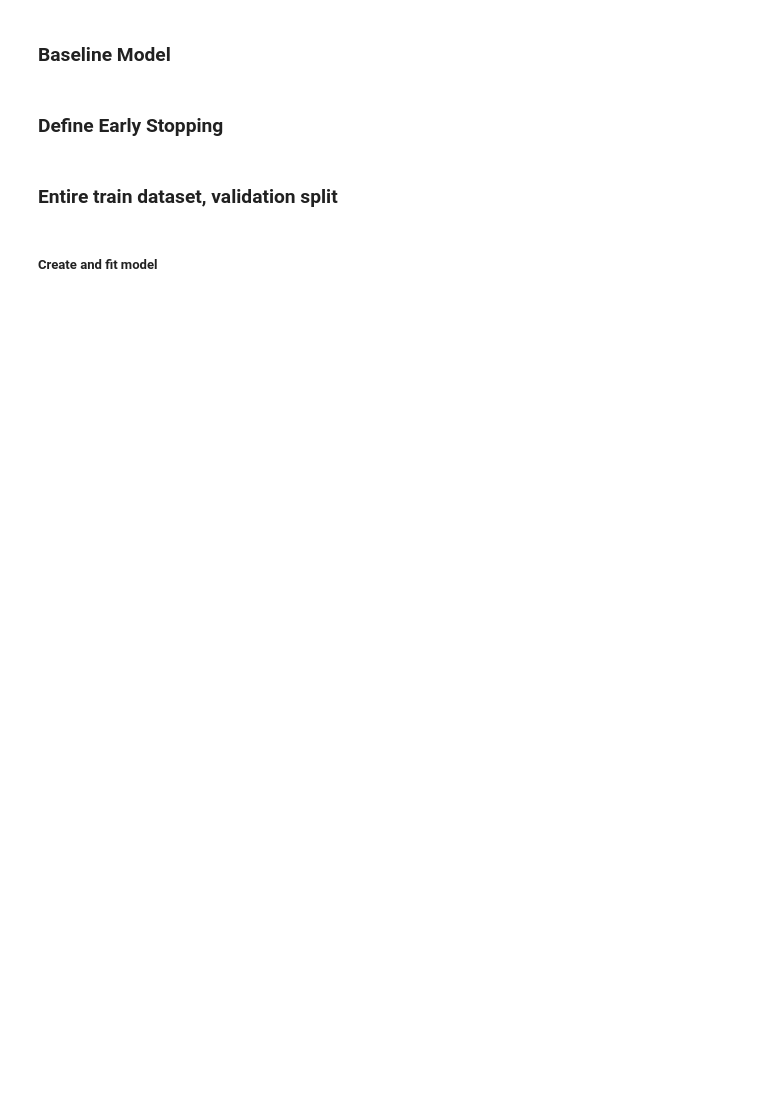
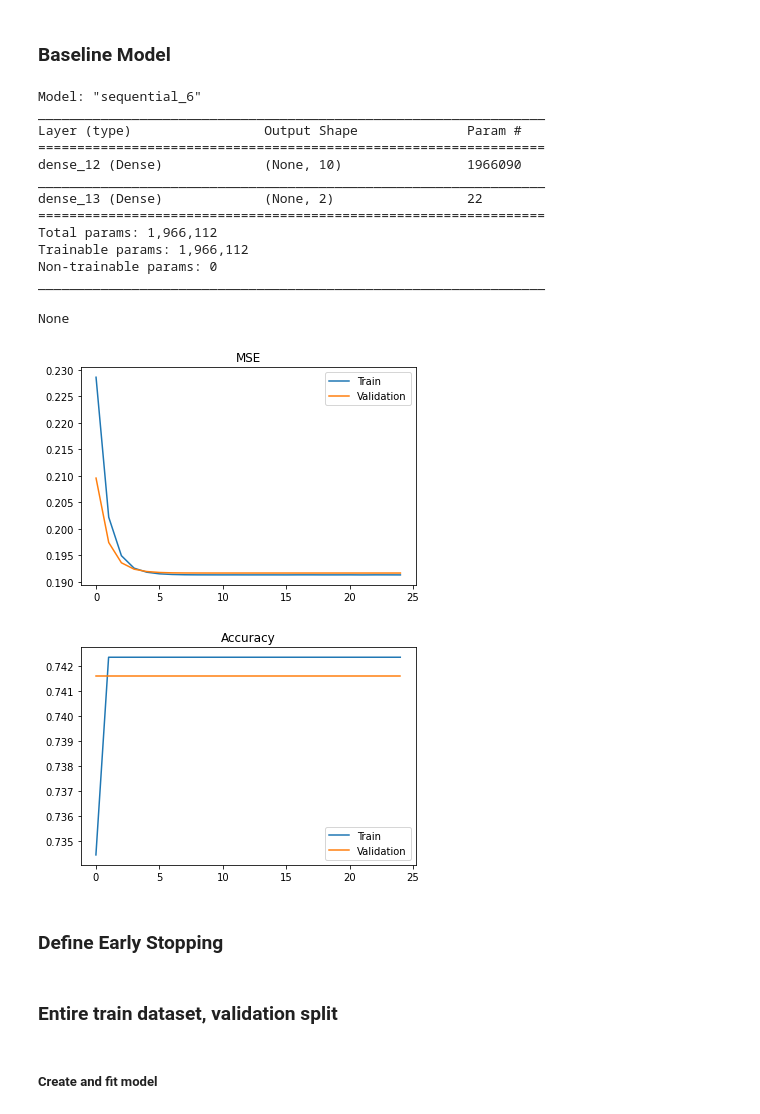
Before and after one commit to sethnlewis/X-Ray-Image-Classification, a Jupyter notebook: notebooks/EDA.ipynb, the cells around one changed output. Drawn from its saved outputs; the diff is of its cells as text; code cells hidden in the pictures; blank space fills up the shorter version.

Commit message:
Added graphing function

```diff
--- a/notebooks/EDA.ipynb
+++ b/notebooks/EDA.ipynb
@@ -38,6 +40,19 @@ def make_flat(x):
     x_flat = x.reshape(dim_0, dim_1)
     shape = (x_flat.shape[1],)
     return x_flat, shape
+# %%
+def plot_results(history, metrics=['accuracy'], val=True):
+
+    for metric in metrics:
+        x = range(len(history[metric]))
+
+        plt.figure()
+        plt.plot(x, history[metric], label='Train')
+
+        if val == True:
+            plt.plot(x, history['val_'+metric], label='Validation')
+        plt.title(metric)
+        plt.legend();
 # %% [markdown]
 ## Mini Dataset
 
@@ -160,20 +178,51 @@ Label shape: (5232, 2)
 # %% [markdown]
 ### Baseline Model
 # %%
+EPOCHS = 25
 x, shape = make_flat(images)
 
 model = Sequential()
-model.add(Dense(10, input_shape = shape))
+model.add(Dense(10, activation='relu', input_shape = shape))
 model.add(Dense(2, activation='softmax'))
 model.compile(optimizer='SGD', metrics=['accuracy', 'mse'], loss='categorical_crossentropy')
 
 
 history = model.fit(x=x, y=labels,
-                    epochs=100,
+                    epochs=EPOCHS,
+                    verbose=0,
                     validation_split=0.25)
 
-history.summary()
-history['val_acc']
+display(model.summary())
+
+
+plot_results(history.history, ['accuracy', 'mse'])
+
+# plt.plot(range(EPOCHS), history.history['mse'], label='Train')
+# plt.plot(range(EPOCHS), history.history['val_mse'], label='Validation')
+# plt.title('MSE')
+# plt.legend();
+
+# plt.figure()
+# plt.plot(range(EPOCHS), history.history['accuracy'], label='Train')
+# plt.plot(range(EPOCHS), history.history['val_accuracy'], label='Validation')
+# plt.title('Accuracy')
+# plt.legend();
+# %% [output]
+Model: "sequential_6"
+_________________________________________________________________
+Layer (type)                 Output Shape              Param #
+=================================================================
+dense_12 (Dense)             (None, 10)                1966090
+_________________________________________________________________
+dense_13 (Dense)             (None, 2)                 22
+=================================================================
+Total params: 1,966,112
+Trainable params: 1,966,112
+Non-trainable params: 0
+_________________________________________________________________
+None
+[figure, added]
+[figure, added]
 # %% [markdown]
 ### Define Early Stopping
 # %%
```
Also changed, not shown: parts of 16 cells of this notebook.
